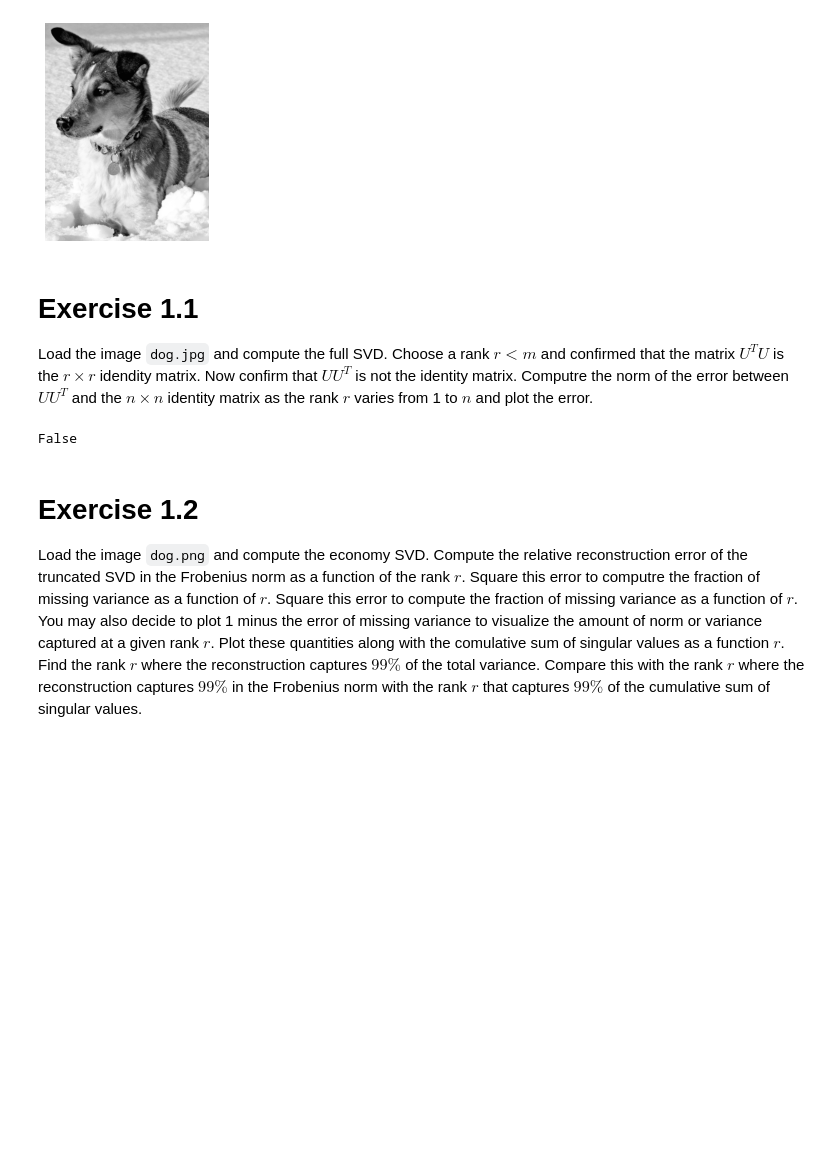
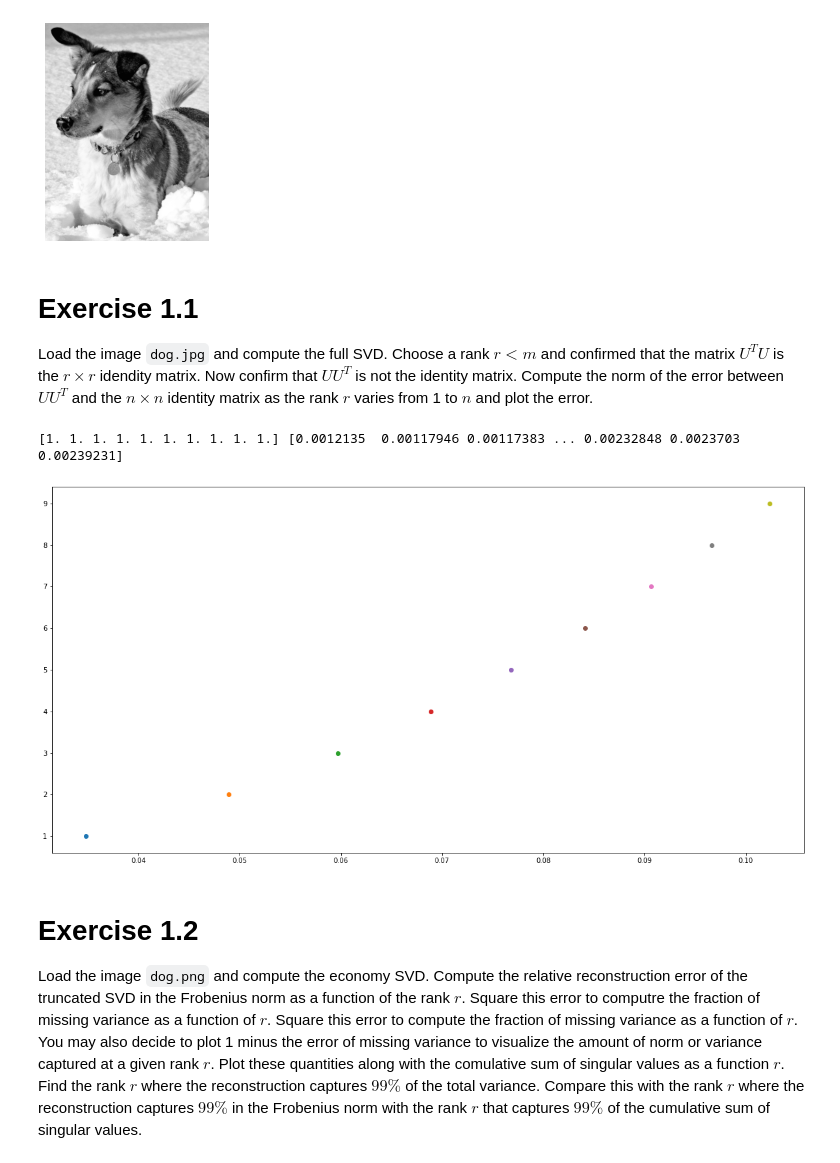
Before and after one commit to lrm2000/databook_python, a Jupyter notebook: Assignments/ex1.1-1.2.ipynb, the cells around one changed output. Cells and saved outputs as stored; diff of their text form; code cells hidden in the pictures; blank space fills up the shorter version.

```diff
--- a/Assignments/ex1.1-1.2.ipynb
+++ b/Assignments/ex1.1-1.2.ipynb
@@ -15,21 +15,37 @@ plt.show()
 [figure]
 # %% [markdown]
 # Exercise 1.1
-Load the image `dog.jpg` and compute the full SVD. Choose a rank $r < m$ and confirmed that the matrix $U^{T}U$ is the $r \times r$ idendity matrix. Now confirm that $UU^{T}$ is not the identity matrix. Computre the norm of the error between $UU^{T}$ and the $n \times n$ identity matrix as the rank $r$ varies from 1 to $n$ and plot the error.
+Load the image `dog.jpg` and compute the full SVD. Choose a rank $r < m$ and confirmed that the matrix $U^{T}U$ is the $r \times r$ idendity matrix. Now confirm that $UU^{T}$ is not the identity matrix. Compute the norm of the error between $UU^{T}$ and the $n \times n$ identity matrix as the rank $r$ varies from 1 to $n$ and plot the error.
 # %%
 # Computing full SVD
 U, S, VT = np.linalg.svd(X, full_matrices = True)
 S = np.diag(S)
 UT = np.transpose(U)
-
-rank = 4
-
-utu = UT @ U
-iden = np.identity(4)
-
-print(utu == iden)
-# %% [output]
-False
+# %%
+rank = 10
+
+UTU = UT[:rank,:] @ U[:, :rank]
+UUT = U[:, :rank] @ UT[:rank, :]
+
+UTU = np.diag(UTU)
+UUT = np.diag(UUT)
+
+# Here we print the diagonal of UTU and UUT. As you can see we confirmed the two things we asked for.
+print(UTU, UUT)
+# %% [output]
+[1. 1. 1. 1. 1. 1. 1. 1. 1. 1.] [0.0012135  0.00117946 0.00117383 ... 0.00232848 0.0023703  0.00239231]
+# %%
+plt.rcParams['figure.figsize'] = [20, 10]
+
+# This is the plot for the error values
+for n in (range(1, rank)):
+    values = []
+    norm = np.linalg.norm(UUT[:n])
+    values.append(norm)
+    plt.plot(values, n, 'o')
+    plt.plot()
+# %% [output]
+[figure, added]
 # %% [markdown]
 # Exercise 1.2
 Load the image `dog.png` and compute the economy SVD. Compute the relative reconstruction error of the truncated SVD in the Frobenius norm as a function of the rank $r$. Square this error to computre the fraction of missing variance as a function of $r$. Square this error to compute the fraction of missing variance as a function of $r$. You may also decide to plot 1 minus the error of missing variance to visualize the amount of norm or variance captured at a given rank $r$. Plot these quantities along with the comulative sum of singular values as a function $r$. Find the rank $r$ where the reconstruction captures $99\%$ of the total variance. Compare this with the rank $r$ where the reconstruction captures $99\%$ in the Frobenius norm with the rank $r$ that captures $99\%$ of the cumulative sum of singular values.
```
